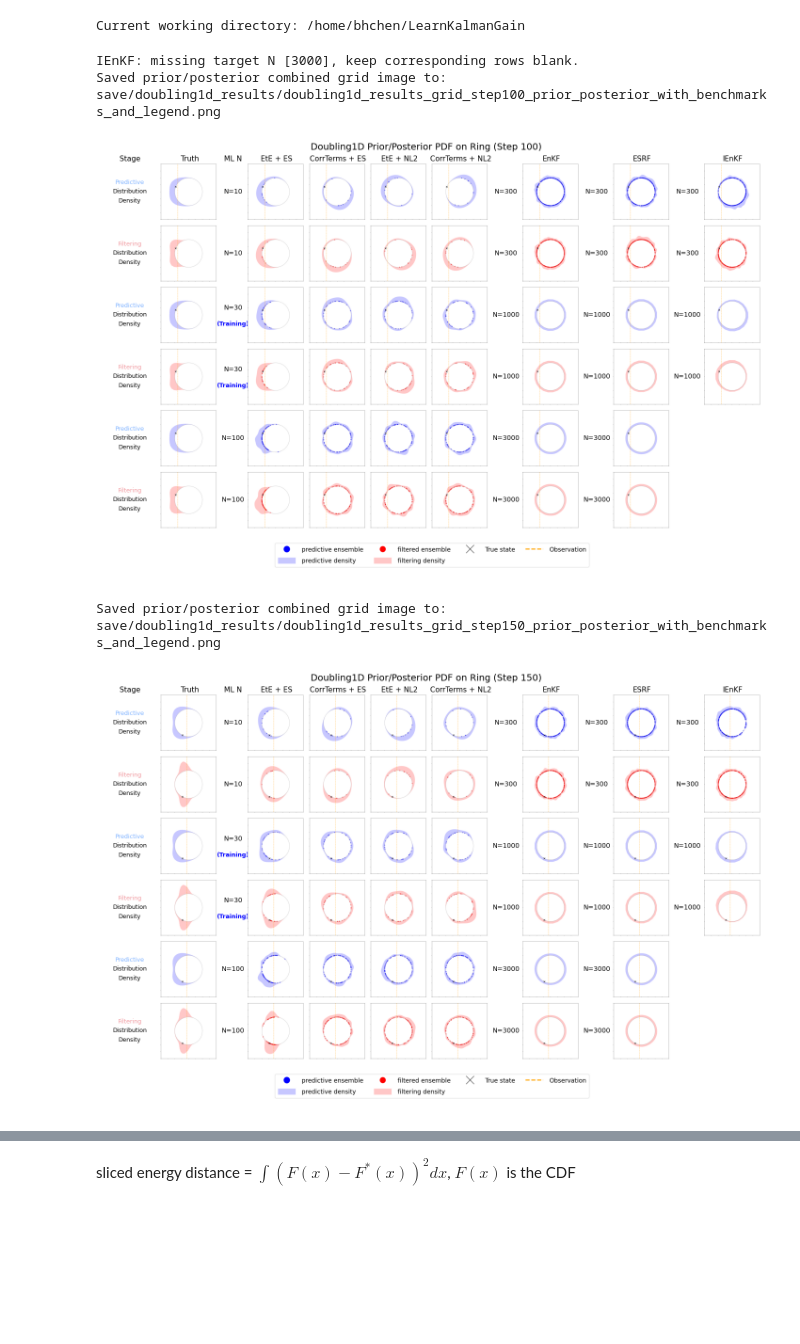
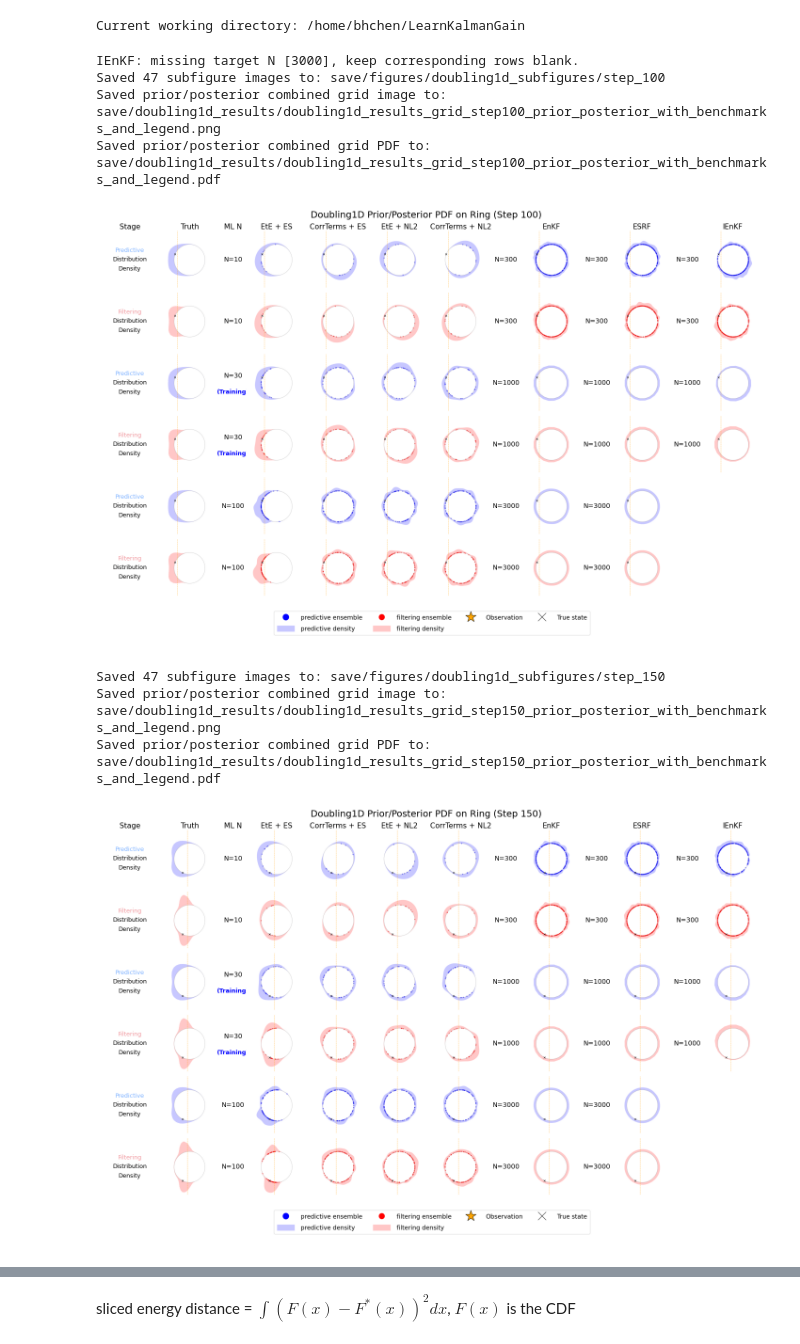
Before and after one commit to wispcarey/Proper-Scoring-Ensemble-Filter, a Jupyter notebook: test_notebooks/doubling1d_results.ipynb, the cells around one changed output, grey strips where cells are left out. Drawn from its saved outputs; the diff is of its cells as text; code cells hidden in the pictures; blank space fills up the shorter version.

```diff
--- a/test_notebooks/doubling1d_results.ipynb
+++ b/test_notebooks/doubling1d_results.ipynb
@@ -17,6 +17,7 @@ base_dir = Path('save/doubling1d_results')
 enkf_dir = Path('save/benchmark_doubling1d_0.2_EnKF')
 legend_path = enkf_dir / 'prior_post_density_combined_legend.png'
 truth_dir = Path('save/doubling1d_pf_vis')
+subfigure_root = Path('save/figures/doubling1d_subfigures')
 
 methods = [
     ('EtE + ES', '2026-02-12_19-24doubling1d_0.2_30_60_8192_es_joint_EtE-LResNone_cos2pi'),
@@ -46,10 +47,10 @@ legend_crop = {
     'bottom': 0.2,
 }
 image_crop = {
-    'left': 0.08,
-    'right': 0.0,
-    'top': 0.0,
-    'bottom': 0.05,
+    'left': 0.1,
+    'right': 0.05,
+    'top': 0.05,
+    'bottom': 0.1,
 }
 legend_height_ratio = 0.8
 
@@ -147,6 +148,18 @@ def get_benchmark_path(benchmark_dir, benchmark_n, step, stage_key):
     return benchmark_dir / f'test_{benchmark_n}_0_{stage_token}_g0_slice_step{step}_0_ring_pdf_on_ring_nohist.png'
 
 
+def sanitize_token(value):
+    token = ''.join(ch.lower() if ch.isalnum() else '_' for ch in str(value))
+    while '__' in token:
+        token = token.replace('__', '_')
+    return token.strip('_')
+
+
+def queue_subfigure(subfigure_entries, image, *parts):
+    filename = '_'.join(sanitize_token(part) for part in parts if part is not None) + '.png'
+    subfigure_entries.append((filename, image))
+
+
 def save_grid_image(step, legend_img):
     truth_imgs = {}
     for stage_label, stage_key, truth_tag in row_stages:
@@ -154,6 +167,9 @@ def save_grid_image(step, legend_img):
         if not truth_path.exists():
             raise FileNotFoundError(f'Missing truth image for {stage_label.lower()} step {step}: {truth_path}')
         truth_imgs[stage_key] = crop_image(plt.imread(truth_path), image_crop)
+
+    step_subfigure_dir = subfigure_root / f'step_{step}'
+    subfigure_entries = []
 
     rows_per_n = len(row_stages)
     nrows = len(ml_ensemble_sizes) * rows_per_n
@@ -204,8 +220,10 @@ def save_grid_image(step, legend_img):
                 ax_stage.text(0.5, 0.50, 'Distribution', ha='center', va='center', fontsize=9)
                 ax_stage.text(0.5, 0.34, 'Density', ha='center', va='center', fontsize=9)
 
-            axes[row][col_truth].imshow(truth_imgs[stage_key])
+            truth_img = truth_imgs[stage_key]
+            axes[row][col_truth].imshow(truth_img)
             axes[row][col_truth].axis('off')
+            queue_subfigure(subfigure_entries, truth_img, 'truth', f'n{ml_n}', stage_key)
 
             ax_ml_n = axes[row][col_ml_n]
             ax_ml_n.axis('off')
@@ -215,7 +233,7 @@ def save_grid_image(step, legend_img):
             else:
                 ax_ml_n.text(0.5, 0.5, f'N={ml_n}', ha='center', va='center', fontsize=10)
 
-            for i, (_, method_folder) in enumerate(methods):
+            for i, (method_label, method_folder) in enumerate(methods):
                 col = col_methods_start + i
                 ax = axes[row][col]
                 image_path = get_ml_path(method_folder, ml_n, step, stage_key)
@@ -224,8 +242,10 @@ def save_grid_image(step, legend_img):
                     ax.axis('off')
                     ax.text(0.5, 0.5, 'Missing', ha='center', va='center', fontsize=10)
                     continue
-                ax.imshow(crop_image(plt.imread(image_path), image_crop))
+                image = crop_image(plt.imread(image_path), image_crop)
+                ax.imshow(image)
                 ax.axis('off')
+                queue_subfigure(subfigure_entries, image, 'ml', method_label, f'n{ml_n}', stage_key)
 
             for benchmark_idx, (benchmark_label, benchmark_dir) in enumerate(benchmark_methods):
                 benchmark_n = benchmark_ns_map[benchmark_label][pair_idx]
@@ -247,34 +267,49 @@ def save_grid_image(step, legend_img):
                     missing.append(f'{stage_key} {benchmark_label} n={benchmark_n}: {benchmark_path}')
                     ax_benchmark.text(0.5, 0.5, 'Missing', ha='center', va='center', fontsize=10)
                 else:
-                    ax_benchmark.imshow(crop_image(plt.imread(benchmark_path), image_crop))
+                    image = crop_image(plt.imread(benchmark_path), image_crop)
+                    ax_benchmark.imshow(image)
                     ax_benchmark.axis('off')
+                    queue_subfigure(subfigure_entries, image, 'benchmark', benchmark_label, f'n{benchmark_n}', f'ml_n{ml_n}', stage_key)
 
     if missing:
         raise FileNotFoundError(
             f'Some expected images were not found for step {step}:\n' + '\n'.join(missing)
         )
 
     legend_ax = fig.add_subplot(gs[nrows, :])
     legend_ax.imshow(legend_img, aspect='equal')
     legend_ax.axis('off')
+    queue_subfigure(subfigure_entries, legend_img, 'legend')
+
+    step_subfigure_dir.mkdir(parents=True, exist_ok=True)
+    for filename, image in subfigure_entries:
+        plt.imsave(step_subfigure_dir / filename, image)
 
     fig.suptitle(f'Doubling1D Prior/Posterior PDF on Ring (Step {step})', fontsize=14, y=0.995)
     fig.subplots_adjust(left=0.02, right=0.998, top=0.95, bottom=0.03, wspace=0.0, hspace=0.08)
 
     output_path = base_dir / f'doubling1d_results_grid_step{step}_prior_posterior_with_benchmarks_and_legend.png'
+    output_pdf_path = output_path.with_suffix('.pdf')
     fig.savefig(output_path, dpi=260, bbox_inches='tight', pad_inches=0.02)
+    fig.savefig(output_pdf_path, bbox_inches='tight', pad_inches=0.02)
+    print(f'Saved {len(subfigure_entries)} subfigure images to: {step_subfigure_dir}')
     print(f'Saved prior/posterior combined grid image to: {output_path}')
+    print(f'Saved prior/posterior combined grid PDF to: {output_pdf_path}')
     plt.show()
 
 
 legend_img = crop_image(plt.imread(legend_path), legend_crop)
 
 for step in steps:
     save_grid_image(step, legend_img)
 # %% [output]
 IEnKF: missing target N [3000], keep corresponding rows blank.
+Saved 47 subfigure images to: save/figures/doubling1d_subfigures/step_100
 Saved prior/posterior combined grid image to: save/doubling1d_results/doubling1d_results_grid_step100_prior_posterior_with_benchmarks_and_legend.png
+Saved prior/posterior combined grid PDF to: save/doubling1d_results/doubling1d_results_grid_step100_prior_posterior_with_benchmarks_and_legend.pdf
-[figure, old version]
+[figure, new version]
+Saved 47 subfigure images to: save/figures/doubling1d_subfigures/step_150
 Saved prior/posterior combined grid image to: save/doubling1d_results/doubling1d_results_grid_step150_prior_posterior_with_benchmarks_and_legend.png
+Saved prior/posterior combined grid PDF to: save/doubling1d_results/doubling1d_results_grid_step150_prior_posterior_with_benchmarks_and_legend.pdf
-[figure, old version]
+[figure, new version]
```
Also changed, not shown: parts of 3 cells of this notebook, 15 other files.
